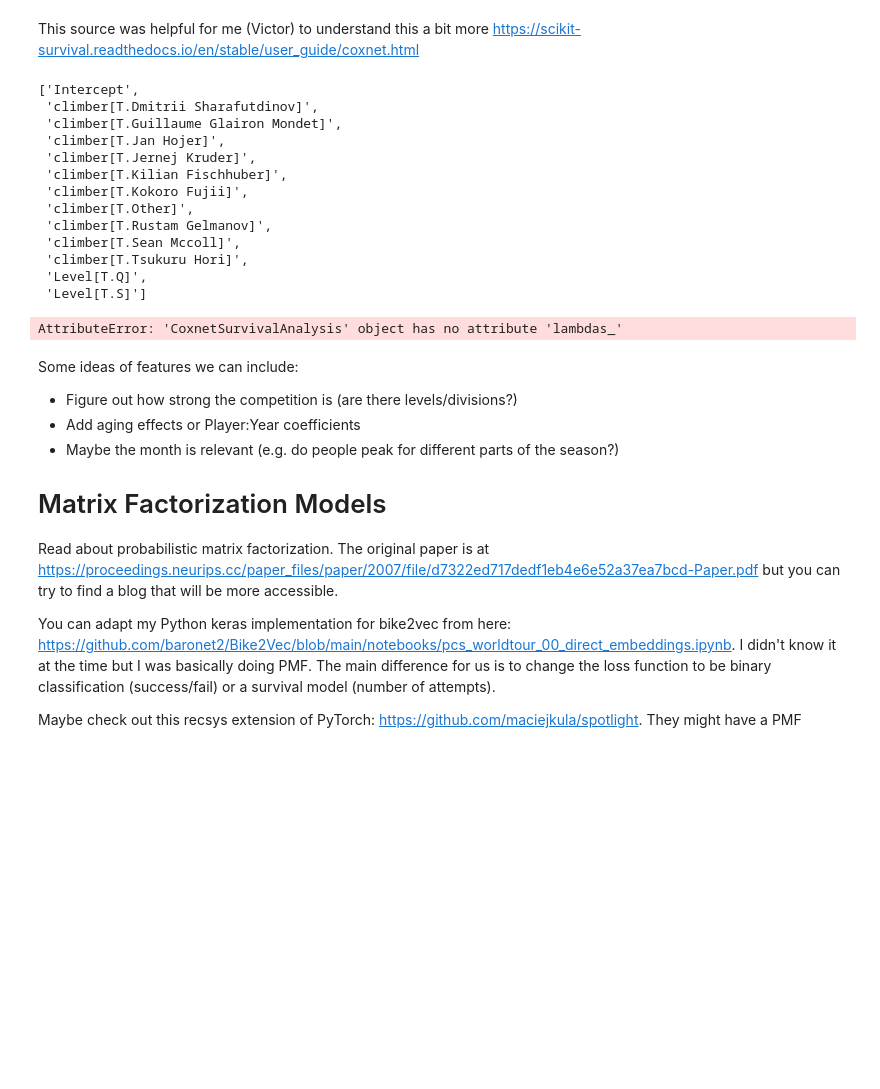
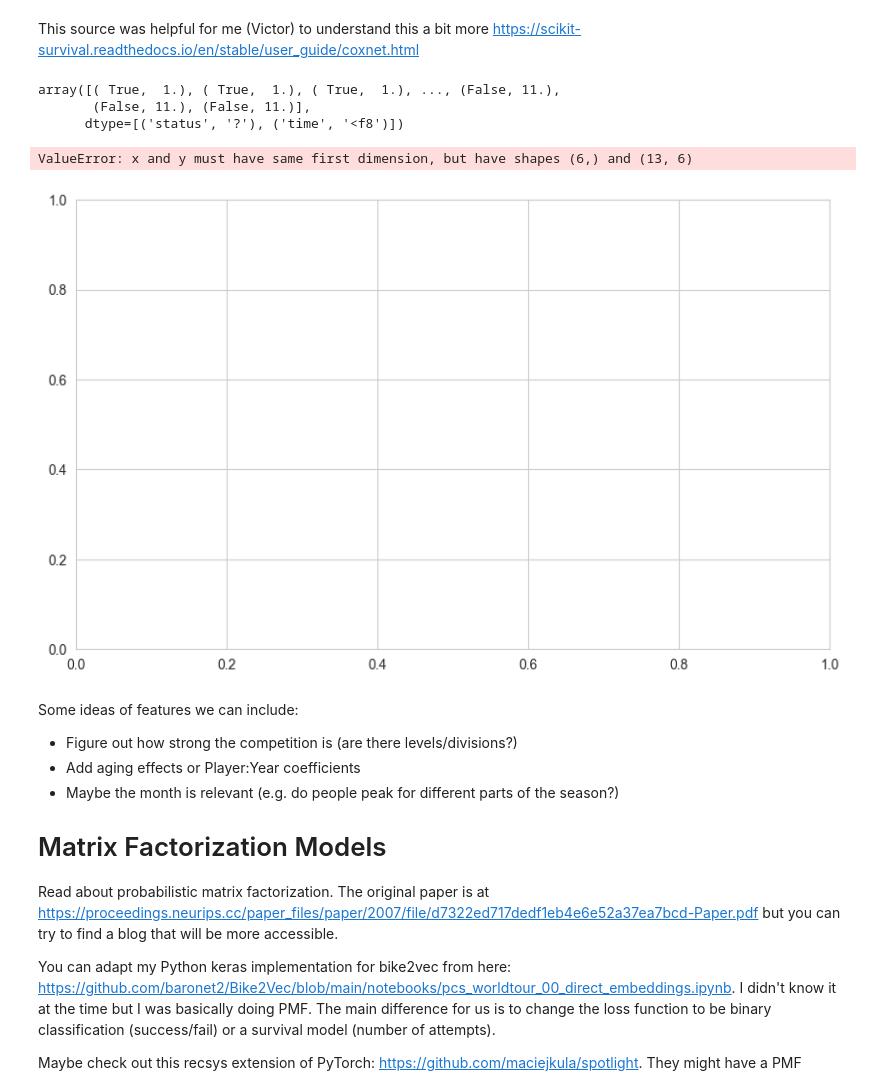
Before and after one commit to baronet2/boulder2vec, a Jupyter notebook: boulder2vec.ipynb, the cells around one changed output. Cells and saved outputs as stored; diff of their text form; code cells hidden in the pictures; blank space fills up the shorter version.

Commit message:
still error with last model fit

```diff
--- a/boulder2vec.ipynb
+++ b/boulder2vec.ipynb
@@ -173,33 +174,23 @@ coxnet.fit(X, y)
 CoxnetSurvivalAnalysis()
 # %% [markdown]
 This source was helpful for me (Victor) to understand this a bit more https://scikit-survival.readthedocs.io/en/stable/user_guide/coxnet.html
-# %%
-X.design_info.column_names
-# %% [output]
-['Intercept',
- 'climber[T.Dmitrii Sharafutdinov]',
- 'climber[T.Guillaume Glairon Mondet]',
- 'climber[T.Jan Hojer]',
- 'climber[T.Jernej Kruder]',
- 'climber[T.Kilian Fischhuber]',
- 'climber[T.Kokoro Fujii]',
- 'climber[T.Other]',
- 'climber[T.Rustam Gelmanov]',
- 'climber[T.Sean Mccoll]',
- 'climber[T.Tsukuru Hori]',
- 'Level[T.Q]',
- 'Level[T.S]']
+# %%
+y
+# %% [output]
+array([( True,  1.), ( True,  1.), ( True,  1.), ..., (False, 11.),
+       (False, 11.), (False, 11.)],
+      dtype=[('status', '?'), ('time', '<f8')])
 # %%
-for ind, col in enumerate(X.design_info.column_names):
-    plt.plot(np.log(coxnet.lambdas_), coxnet.coef_[:, ind], label=col)
-
-plt.xlabel('log(lambda)')
+X_df = dmatrix(formula_like='climber + Level', data=data_clean, return_type='dataframe')
+plt.figure(figsize=(10, 6))
+plt.plot(-np.log(coxnet.alphas_), coxnet.coef_)
+plt.xlabel('-log(alpha)')
 plt.ylabel('Coefficients')
-plt.title('Coxnet Coefficients')
-plt.legend()
+plt.title('Coefficient Paths')
 plt.show()
 # %% [output]
-AttributeError: 'CoxnetSurvivalAnalysis' object has no attribute 'lambdas_'
+ValueError: x and y must have same first dimension, but have shapes (6,) and (13, 6)
+[figure, added]
 # %% [markdown]
 Some ideas of features we can include:
 
```
Also changed, not shown: parts of 2 cells of this notebook.
